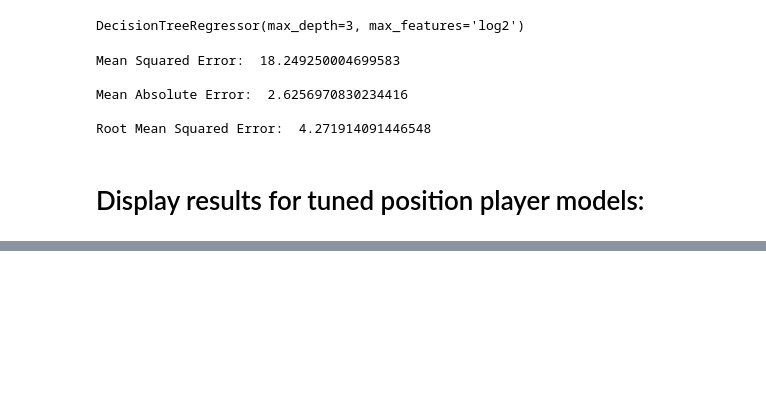
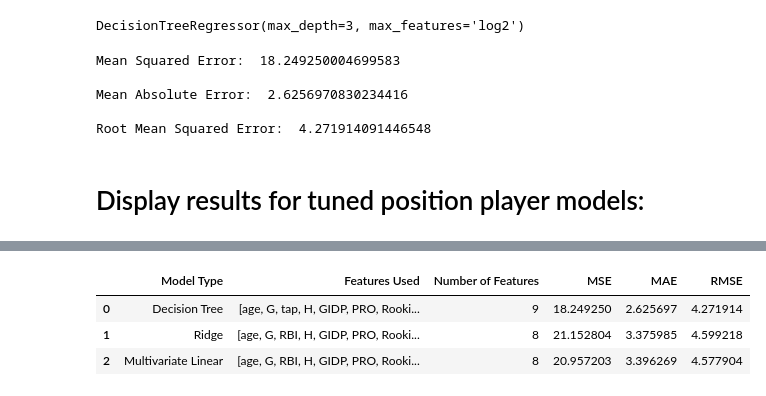
Before and after one commit to mnocerino23/MLB-Salary-Regressions, a Jupyter notebook: Positionplayer_Tuning.ipynb, the cells around one changed output, grey strips where cells are left out. Saved outputs shown, nothing was run; the diff lists cells and outputs as text; code cells hidden in the pictures; blank space fills up the shorter version.

```diff
--- a/Positionplayer_Tuning.ipynb
+++ b/Positionplayer_Tuning.ipynb
@@ -328,0 +326,7 @@ position_player_tuned
+# %%
+position_player_tuned.sort_values(by = ['MAE']).reset_index(drop = True)
+# %% [output]
+|  | Model Type | Features Used | Number of Features | MSE | MAE | RMSE |
+| 0 | Decision Tree | [age, G, tap, H, GIDP, PRO, Rooki... | 9 | 18.249250 | 2.625697 | 4.271914 |
+| 1 | Ridge | [age, G, RBI, H, GIDP, PRO, Rooki... | 8 | 21.152804 | 3.375985 | 4.599218 |
+| 2 | Multivariate Linear | [age, G, RBI, H, GIDP, PRO, Rooki... | 8 | 20.957203 | 3.396269 | 4.577904 |
```
Also changed, not shown: parts of 2 cells of this notebook.
